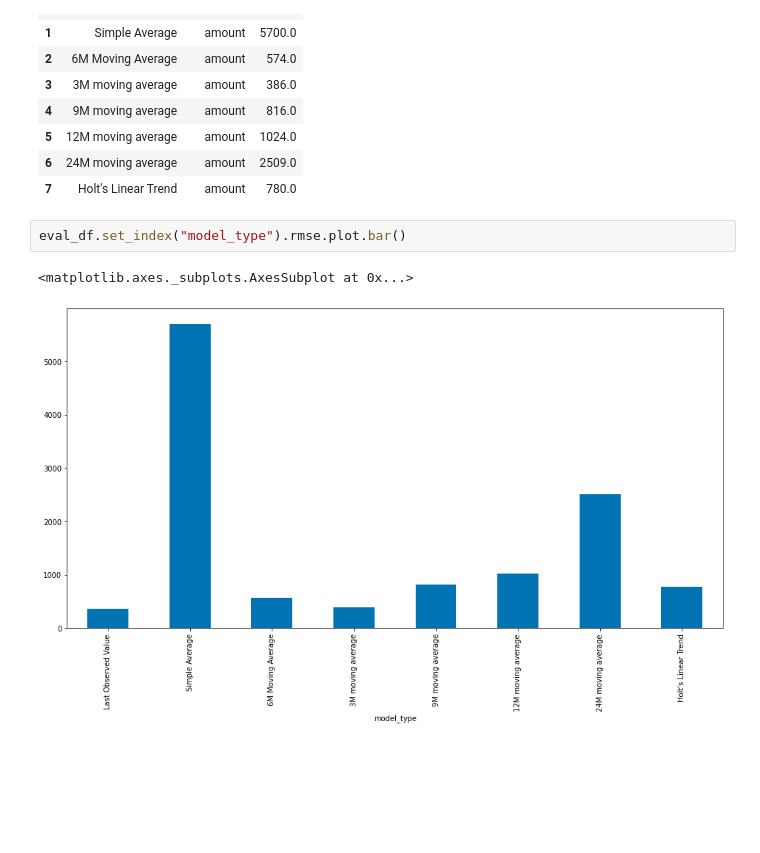
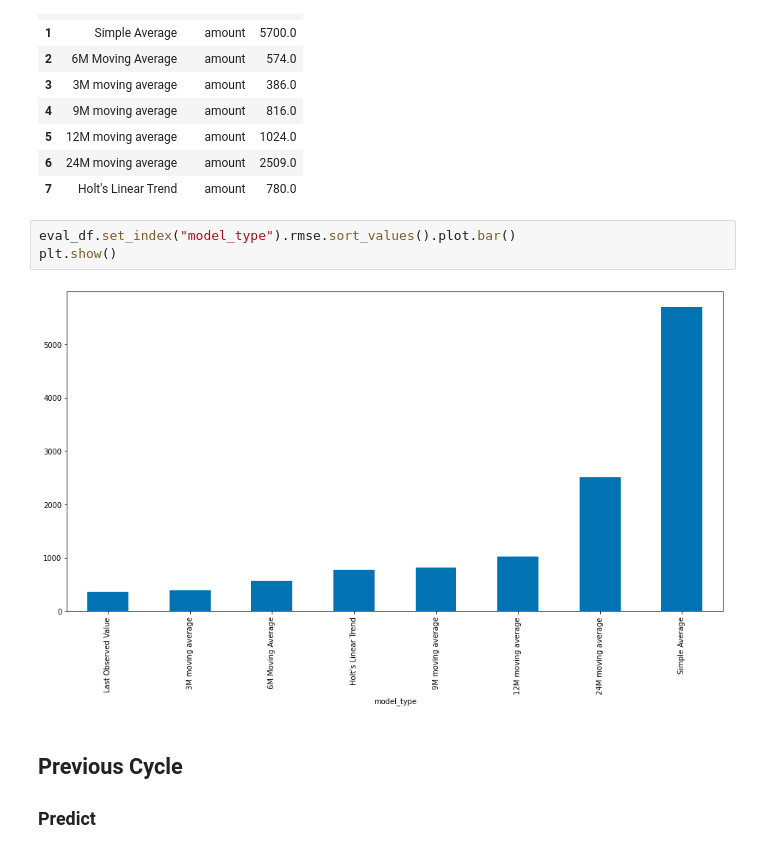
Before and after one commit to aleclhartman/financial_modeling, a Jupyter notebook: saas/eda_and_forecasting.ipynb, the cells around one changed output. Cells and saved outputs as stored; diff of their text form; blank space fills up the shorter version.

Commit message:
previous cycle & began fbprophet

```diff
--- a/saas/eda_and_forecasting.ipynb
+++ b/saas/eda_and_forecasting.ipynb
@@ -652,7 +663,10 @@ eval_df
 | 6 | 24M moving average | amount | 2509.0 |
 | 7 | Holt's Linear Trend | amount | 780.0 |
 # %%
-eval_df.set_index("model_type").rmse.plot.bar()
+eval_df.set_index("model_type").rmse.sort_values().plot.bar()
+plt.show()
 # %% [output]
-<matplotlib.axes._subplots.AxesSubplot at 0x...>
-[figure, old version]
+[figure, new version]
+# %% [markdown]
+## Previous Cycle
+### Predict
```
Also changed, not shown: parts of 18 cells of this notebook.
